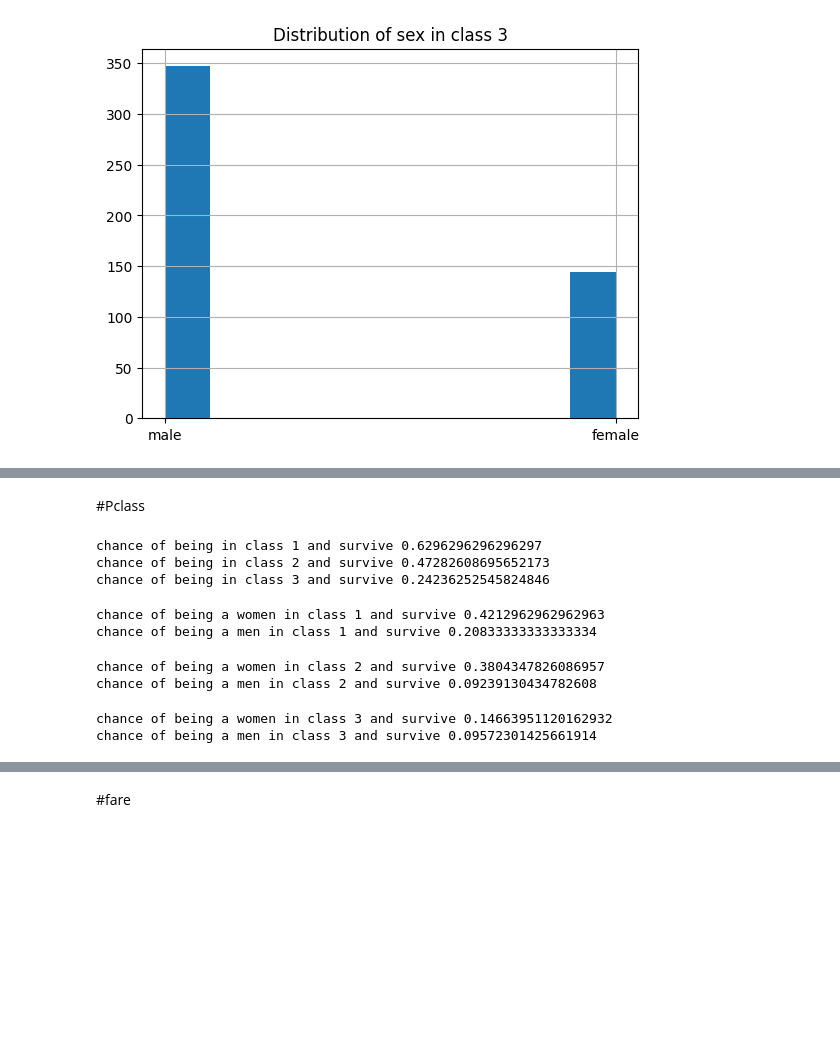
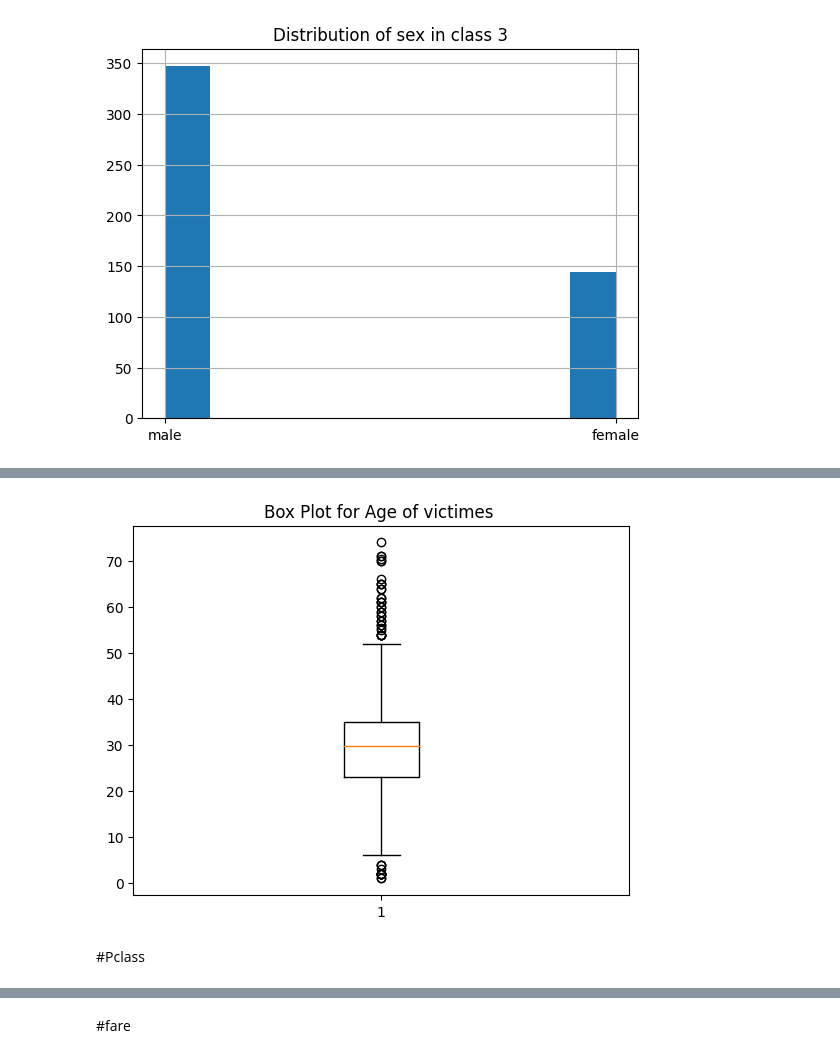
Before and after one commit to NazaninSaadatMoghaddam1993/Titanik_kaggle_competition, a Jupyter notebook: titanic_analysis.ipynb, the cells around one changed output, grey strips where cells are left out. Saved outputs shown, nothing was run; the diff lists cells and outputs as text; code cells hidden in the pictures; blank space fills up the shorter version.

```diff
--- a/titanic_analysis.ipynb
+++ b/titanic_analysis.ipynb
@@ -122,28 +177,9 @@ std of age of died =  12.44601964429823
+# %%
+ar = data_f[data_f['Survived']==0]['Age'].values
+plt.boxplot(ar)
+plt.title('Box Plot for Age of victimes ')
+plt.show()
+# %% [output]
+[figure, added]
 # %% [markdown]
 #Pclass
-# %%
-print('chance of being in class 1 and survive',len(data_f[(data_f['Pclass'] == 1) & (data_f['Survived'] == 1)])/len(data_f[data_f['Pclass'] == 1]))
-print('chance of being in class 2 and survive',len(data_f[(data_f['Pclass'] == 2) & (data_f['Survived'] == 1)])/len(data_f[data_f['Pclass'] == 2]))
-print('chance of being in class 3 and survive',len(data_f[(data_f['Pclass'] == 3) & (data_f['Survived'] == 1)])/len(data_f[data_f['Pclass'] == 3]))
-# %% [output]
-chance of being in class 1 and survive 0.6296296296296297
-chance of being in class 2 and survive 0.47282608695652173
-chance of being in class 3 and survive 0.24236252545824846
-# %%
-print('chance of being a women in class 1 and survive',len(data_f[(data_f['Pclass'] == 1) & (data_f['Survived'] == 1)&(data_f['Sex'] == 'female')])/len(data_f[data_f['Pclass'] == 1]))
-print('chance of being a men in class 1 and survive',len(data_f[(data_f['Pclass'] == 1) & (data_f['Survived'] == 1)&(data_f['Sex'] == 'male')])/len(data_f[data_f['Pclass'] == 1]))
-# %% [output]
-chance of being a women in class 1 and survive 0.4212962962962963
-chance of being a men in class 1 and survive 0.20833333333333334
-# %%
-print('chance of being a women in class 2 and survive',len(data_f[(data_f['Pclass'] == 2) & (data_f['Survived'] == 1)&(data_f['Sex'] == 'female')])/len(data_f[data_f['Pclass'] == 2]))
-print('chance of being a men in class 2 and survive',len(data_f[(data_f['Pclass'] == 2) & (data_f['Survived'] == 1)&(data_f['Sex'] == 'male')])/len(data_f[data_f['Pclass'] == 2]))
-# %% [output]
-chance of being a women in class 2 and survive 0.3804347826086957
-chance of being a men in class 2 and survive 0.09239130434782608
-# %%
-print('chance of being a women in class 3 and survive',len(data_f[(data_f['Pclass'] == 3) & (data_f['Survived'] == 1)&(data_f['Sex'] == 'female')])/len(data_f[data_f['Pclass'] == 3]))
-print('chance of being a men in class 3 and survive',len(data_f[(data_f['Pclass'] == 3) & (data_f['Survived'] == 1)&(data_f['Sex'] == 'male')])/len(data_f[data_f['Pclass'] == 3]))
-# %% [output]
-chance of being a women in class 3 and survive 0.14663951120162932
-chance of being a men in class 3 and survive 0.09572301425661914
```
Also changed, not shown: parts of 12 cells of this notebook.
